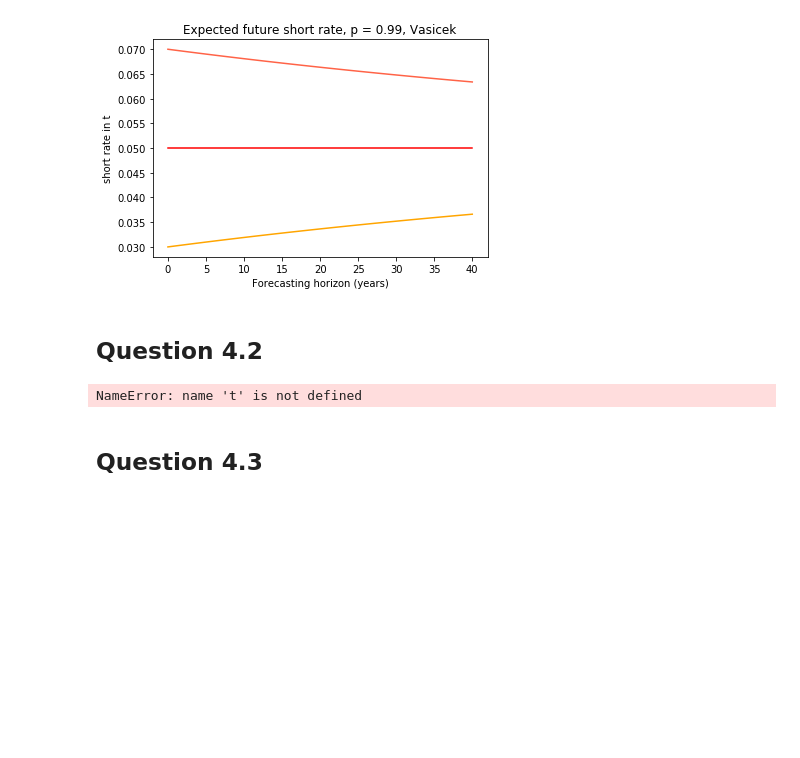
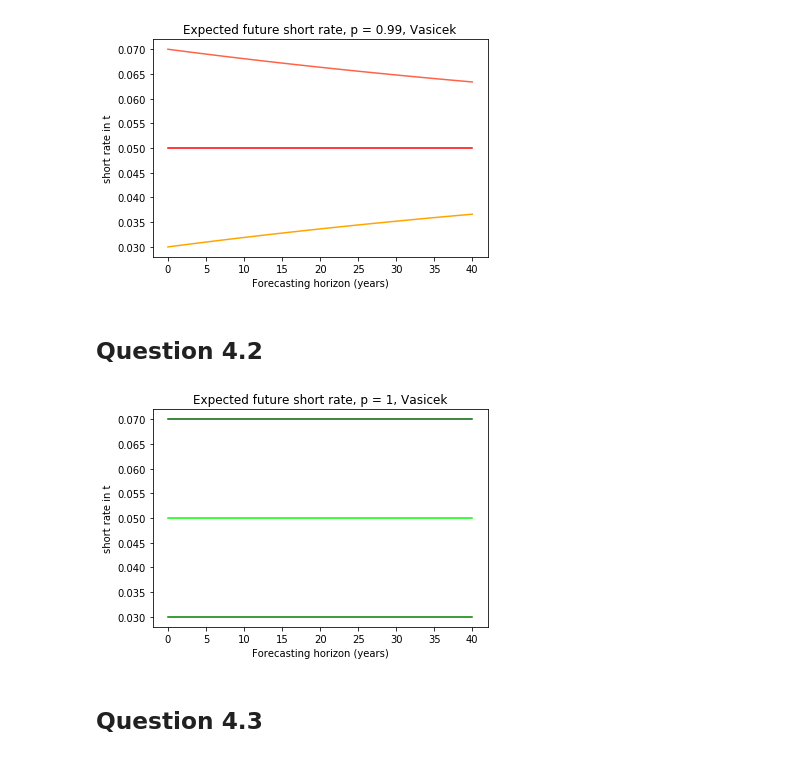
Before and after one commit to Luedman/Theory_of_Finance_Assignments, a Jupyter notebook: Assignment_4/Assignment4.ipynb, the cells around one changed output. Saved outputs shown, nothing was run; the diff lists cells and outputs as text; code cells hidden in the pictures; blank space fills up the shorter version.

```diff
--- a/Assignment_4/Assignment4.ipynb
+++ b/Assignment_4/Assignment4.ipynb
@@ -392,37 +393,37 @@ time_series_p1_2 = interest_forecast(0.05, 1, 0.05)
 
 # my = 5%, p = 1, short rate = 0.07
 time_series_p1_3 = interest_forecast(0.05, 1, 0.07)
 
 
 #Plot time series: All three lines should stay flat, since p = 1. There is no convergence to my = 0.05
-plt.plot(t, time_series_p1_1, color='green')
-plt.plot(t, time_series_p1_2, color='lime')
-plt.plot(t, time_series_p1_3, color='darkgreen')
+plt.plot(list(range(0,41)), time_series_p1_1, color='green')
+plt.plot(list(range(0,41)), time_series_p1_2, color='lime')
+plt.plot(list(range(0,41)), time_series_p1_3, color='darkgreen')
 
 plt.xlabel('Forecasting horizon (years)')
 plt.ylabel('short rate in t')
 plt.title('Expected future short rate, p = 1, Vasicek')
 plt.show()
 
 
 #Qualitative Answer to 4.2):
 #The main factor that influences the convergence of short interest rates in the given Vasicek model is the correlation
 #coefficient p. We assume neither a specific risk premia nor a specific error term. Hence, as said, the convergence
 #process is only dependent on p and, naturally, the starting point, in this case the initial short rates
 #of 3%, 5% and 7%, respectively. In other words, the further away the given short rate is from my, the longer it takes until r
 #converges to my. The lower the correlation coefficient p, the less the interest rate in period t+1 is dependent on the intest rate in t.
 #In other words, the lower p, the more noise we allow and the faster the short rate my deviate from its initial level. If p = 1,
 #we do not allow for any noise and the level of r in t+1 is fully predicted by the level of r in t. Hence, if p = 1 there is no
 #convergence at all. A lower p, however, favours an even faster convgernce. The speed of convergence is thus dependent on p.
 #The lower p, the faster, the higher p, the lower r converges to my. After 40 periods, the short rates are close to 5% with
 #p = 0.90. In the model with p = 0.99, they are not even close to 5% after 40 periods. The closer r converges to my,
 #the smoother the convergence process becomes. In the beginning there is a difference of 2% points(7%-5% and 5%-3%).
 #In the model with p=0.90, the change in r in the first 20 periods is much higher than the change in the next (last) 20 periods.
 #Obviously, in the given model the interest rate cannot fall below (move above) my, when coming from a higher (lower) initial
 #interest rate. As given in the lecture notes, for values of p lower than p = 1, he short rate process is mean-reverting , that
 #the expected future short rates are closer to the mean than the current short rate.
 # %% [output]
-NameError: name 't' is not defined
+[figure, added]
 # %% [markdown]
 ## Question 4.3
 # %%
```
Also changed, not shown: parts of 5 cells of this notebook.
